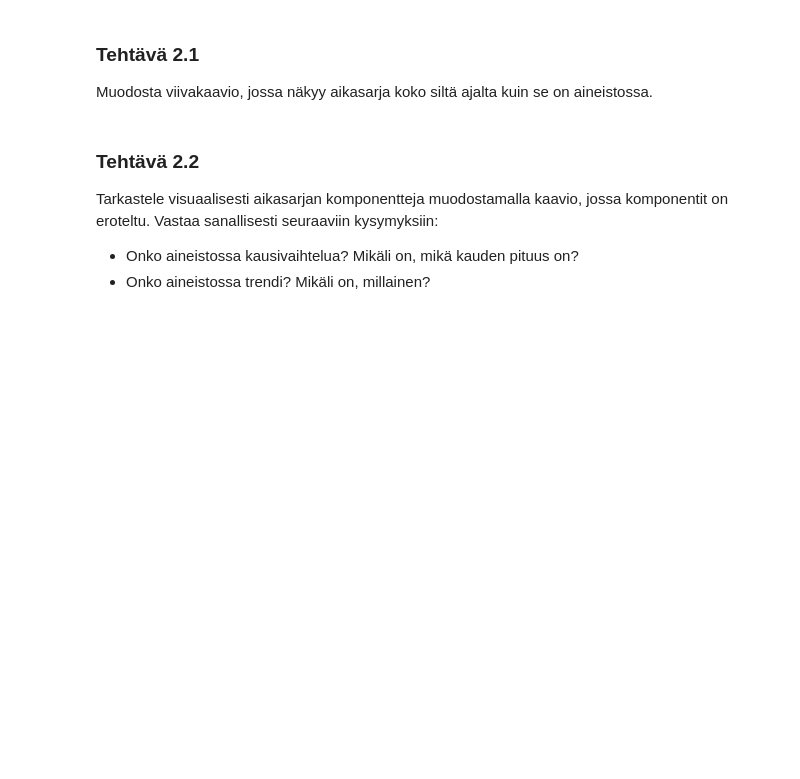
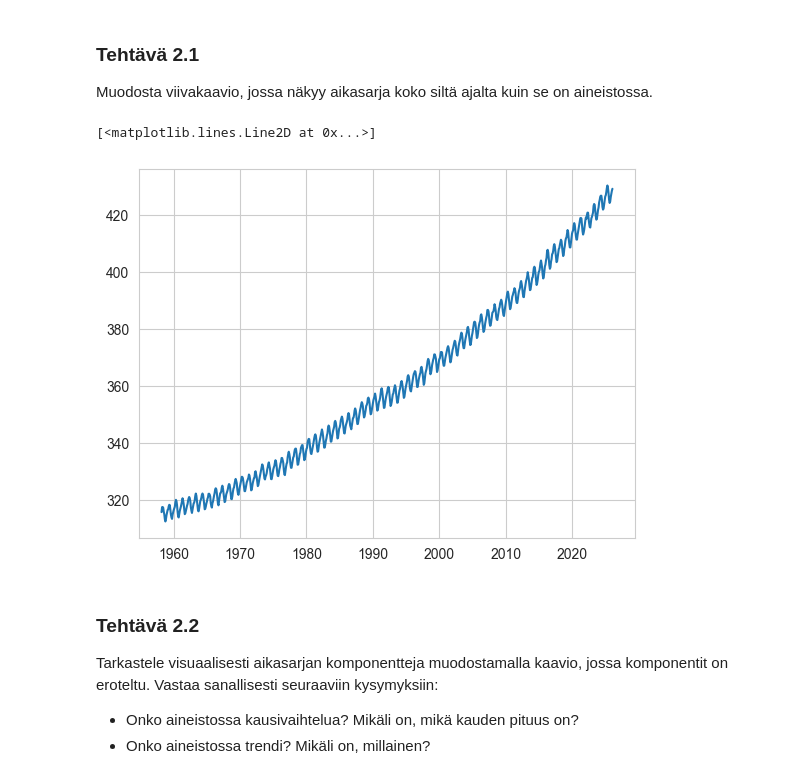
Before and after one commit to lassihi/Data-analytiikka-pythonilla, a Jupyter notebook: tehtava-2/tehtava-2.ipynb, the cells around one changed output. Saved outputs shown, nothing was run; the diff lists cells and outputs as text; code cells hidden in the pictures; blank space fills up the shorter version.

```diff
--- a/tehtava-2/tehtava-2.ipynb
+++ b/tehtava-2/tehtava-2.ipynb
@@ -189,7 +188,7 @@ Valitse jokin seuraavista aineistoista:
 Alla olevissa soluissa on koodi, joilla saat tuotua aineiston oikeassa muodossa. Voit poistaa ne solut, joita et käytä.
 # %%
 # HIILIDIOKSIN MÄÄRÄ ILMAKEHÄSSÄ
-# df_co2 = pd.read_csv('https://www.esrl.noaa.gov/gmd/webdata/ccgg/trends/co2/co2_mm_mlo.txt', sep=r'\s+', skiprows=42, usecols=[0, 1, 3], names=['year', 'month', 'average'])
-# df_co2.index = pd.to_datetime(df_co2['year'].astype(str)+df_co2['month'].astype(str), format='%Y%m')
-# df_co2 = df_co2.drop(['year', 'month'], axis=1)
-# df_co2
+df_co2 = pd.read_csv('https://www.esrl.noaa.gov/gmd/webdata/ccgg/trends/co2/co2_mm_mlo.txt', sep=r'\s+', skiprows=42, usecols=[0, 1, 3], names=['year', 'month', 'average'])
+df_co2.index = pd.to_datetime(df_co2['year'].astype(str)+df_co2['month'].astype(str), format='%Y%m')
+df_co2 = df_co2.drop(['year', 'month'], axis=1)
+df_co2
@@ -224,3 +235,8 @@ Muodosta viivakaavio, jossa näkyy aikasarja koko siltä ajalta kuin se on ainei
+# %%
+plt.plot(df_co2.index, df_co2["average"])
+# %% [output]
+[<matplotlib.lines.Line2D at 0x...>]
+[figure, added]
 # %% [markdown]
 ### Tehtävä 2.2
 
```
Also changed, not shown: parts of 29 cells of this notebook.
